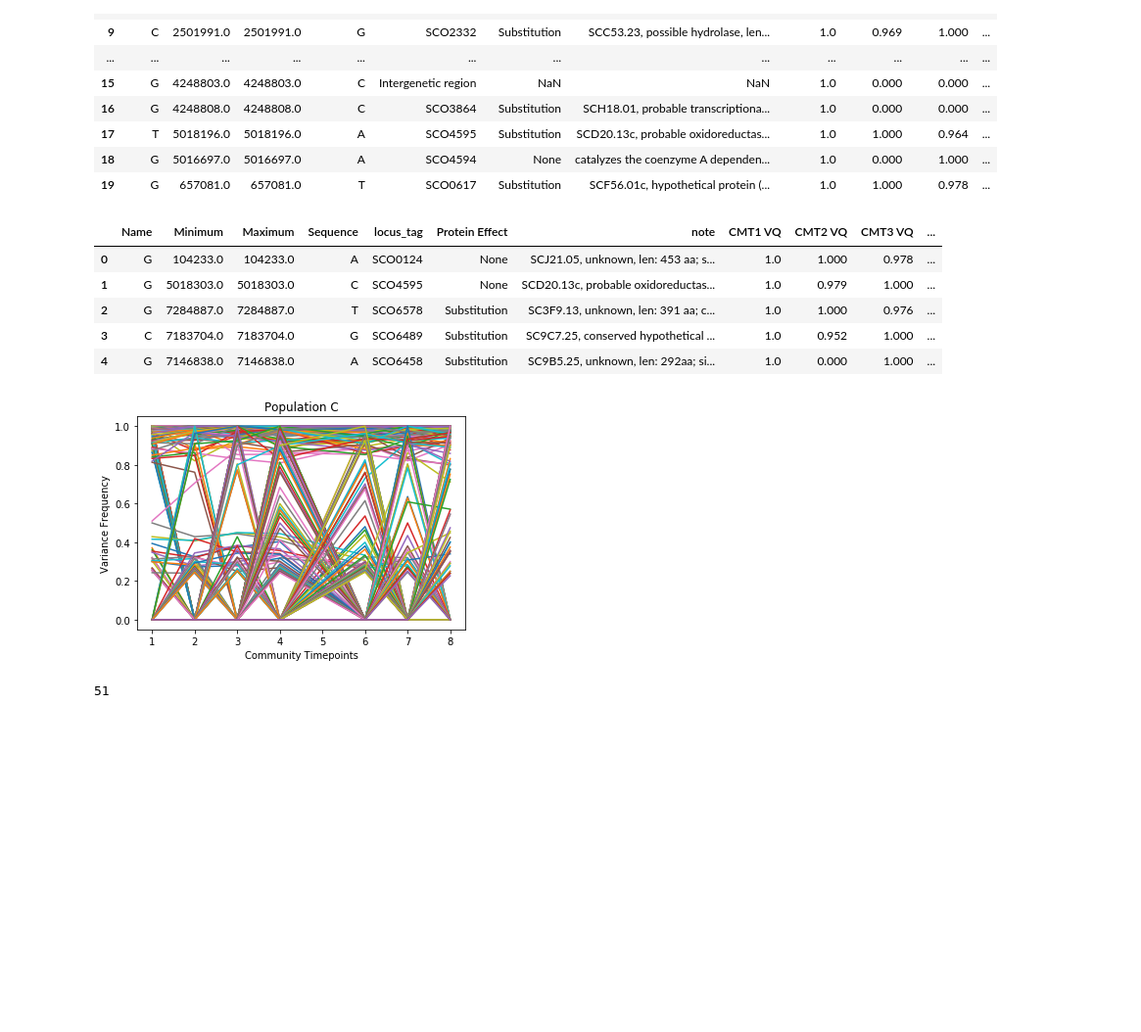
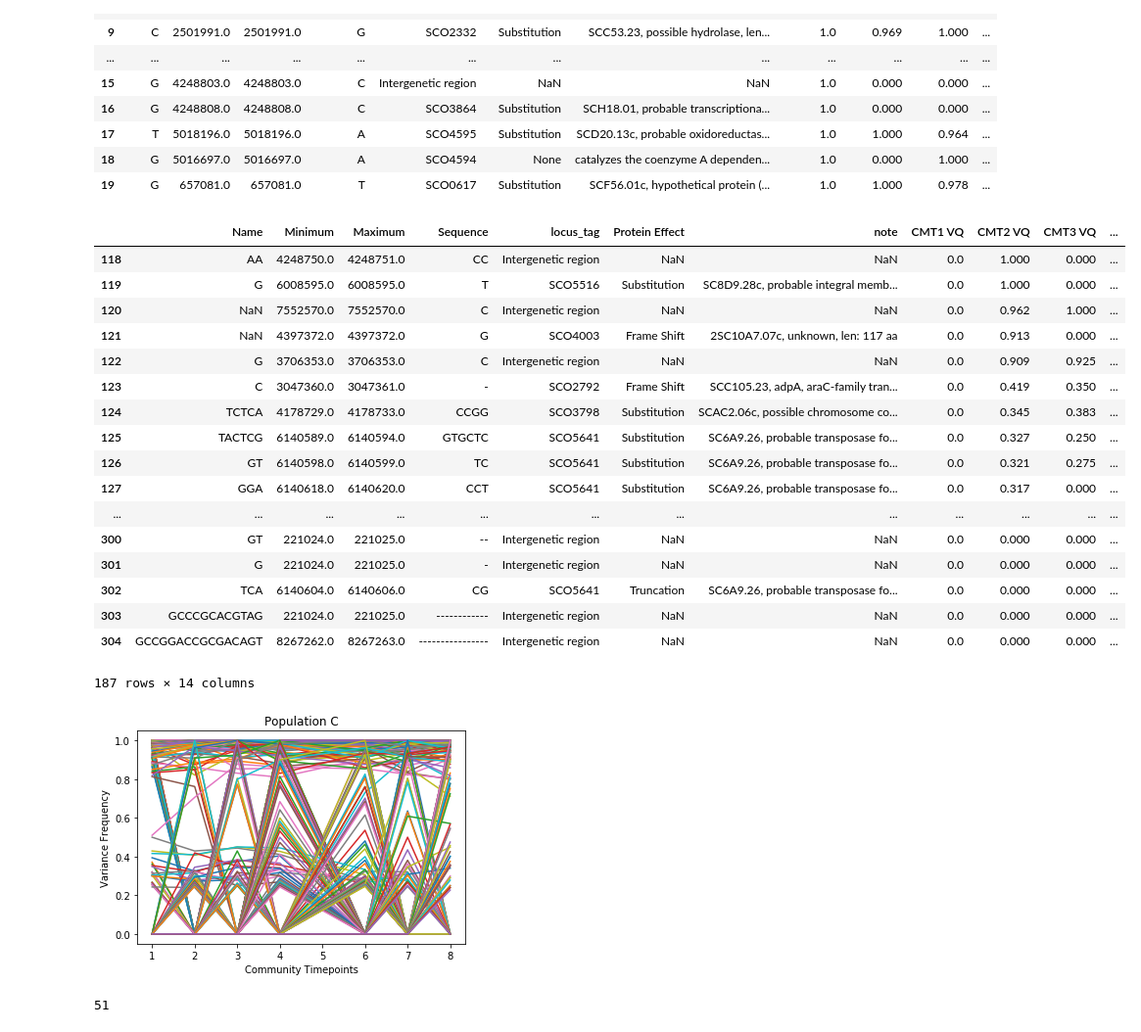
Before and after one commit to bearnomore/Evolution-genomics, a Jupyter notebook: Community_variance_analysis_across_time_points.ipynb, the cells around one changed output. Shown at 98% size. Drawn from its saved outputs; the diff is of its cells as text; code cells hidden in the pictures; blank space fills up the shorter version.

```diff
--- a/Community_variance_analysis_across_time_points.ipynb
+++ b/Community_variance_analysis_across_time_points.ipynb
@@ -40,5 +47,5 @@ def import_vcfs(file_path, folders, pop_labels, select_col_names):
 # %%
-def merge_vcfs_by_repeats(VCFs, pop_lab):
+def merge_vcfs(VCFs, pop_lab):
     '''
     Inputs:
     VCFs = imported variance files of all populations across all time points by import_vcfs()
@@ -244,6 +251,4 @@ def find_cluster_for_SNPs(cluster_info, genes):
 # %%
 ## Data Minining using the above functions##
 # 1. Import all files and organize by population labels "A", "B", "C", etc
-VCFs = import_vcfs(file_path, folders, pop_labels, select_col_names)
-# Check timpoint 1 for population C
-VCFs["C"][0].head(5)
+VCFs, Pop_gens = import_vcfs(file_path, folders, select_col_names)
@@ -257,17 +298,17 @@ VCFs["C"][0].head(5)
 # %%
 # 2. Reorganize the VCFs and merge vcfs across timepoints for each repeat (e.g.merge CMT1, CMT4, CMT8 for population A)
-# vcfs_A = merge_vcfs_by_repeats(VCFs, 'A')
-# vcfs_B = merge_vcfs_by_repeats(VCFs, 'B')
-vcfs_C = merge_vcfs_by_repeats(VCFs, 'C')
-# vcfs_D = merge_vcfs_by_repeats(VCFs, 'D')
-# vcfs_E = merge_vcfs_by_repeats(VCFs, 'E')
-# vcfs_F = merge_vcfs_by_repeats(VCFs, 'F')
-# vcfs_G = merge_vcfs_by_repeats(VCFs, 'G')
-# vcfs_H = merge_vcfs_by_repeats(VCFs, 'H')
+vcfs_A = merge_vcfs(VCFs, 'PopA')
+vcfs_B = merge_vcfs(VCFs, 'PopB')
+vcfs_C = merge_vcfs(VCFs, 'PopC')
+vcfs_D = merge_vcfs(VCFs, 'PopD')
+vcfs_E = merge_vcfs(VCFs, 'PopE')
+vcfs_F = merge_vcfs(VCFs, 'PopF')
+vcfs_G = merge_vcfs(VCFs, 'PopG')
+vcfs_H = merge_vcfs(VCFs, 'PopH')
 
 # Check the size of variance of each population
-# print(len(vcfs_A), len(vcfs_B), len(vcfs_C), len(vcfs_D), len(vcfs_E), len(vcfs_F), len(vcfs_G), len(vcfs_H))
+print(len(vcfs_A), len(vcfs_B), len(vcfs_C), len(vcfs_D), len(vcfs_E), len(vcfs_F), len(vcfs_G), len(vcfs_H))
 
 # Check population C
-vcfs_C.head(5)
+# vcfs_A.head(5)
 # %% [output]
@@ -318,16 +354,28 @@ After correction, there are 0 reversed SNPs locations in vcfs_C
 # %%
 # 4. Check the dynamics of the Variance frequency in each population across timepoints
 CMT_cols = ['CMT1 VQ', 'CMT2 VQ', 'CMT3 VQ','CMT4 VQ', 'CMT6 VQ', 'CMT7 VQ', 'CMT8 VQ']
 time_points =  list(map(lambda x: int(x[3]), CMT_cols))
 plot_variance_abundance_along_timepoints(vcfs_C_, time_points, CMT_cols, 'C')
-vcfs_C_.head(5)
+vcfs_C_.loc[vcfs_C_['CMT1 VQ'] == 0]
 # %% [output]
 |  | Name | Minimum | Maximum | Sequence | locus_tag | Protein Effect | note | CMT1 VQ | CMT2 VQ | CMT3 VQ | ... |
-| 0 | G | 104233.0 | 104233.0 | A | SCO0124 | None | SCJ21.05, unknown, len: 453 aa; s... | 1.0 | 1.000 | 0.978 | ... |
-| 1 | G | 5018303.0 | 5018303.0 | C | SCO4595 | None | SCD20.13c, probable oxidoreductas... | 1.0 | 0.979 | 1.000 | ... |
-| 2 | G | 7284887.0 | 7284887.0 | T | SCO6578 | Substitution | SC3F9.13, unknown, len: 391 aa; c... | 1.0 | 1.000 | 0.976 | ... |
-| 3 | C | 7183704.0 | 7183704.0 | G | SCO6489 | Substitution | SC9C7.25, conserved hypothetical ... | 1.0 | 0.952 | 1.000 | ... |
-| 4 | G | 7146838.0 | 7146838.0 | A | SCO6458 | Substitution | SC9B5.25, unknown, len: 292aa; si... | 1.0 | 0.000 | 1.000 | ... |
+| 118 | AA | 4248750.0 | 4248751.0 | CC | Intergenetic region | NaN | NaN | 0.0 | 1.000 | 0.000 | ... |
+| 119 | G | 6008595.0 | 6008595.0 | T | SCO5516 | Substitution | SC8D9.28c, probable integral memb... | 0.0 | 1.000 | 0.000 | ... |
+| 120 | NaN | 7552570.0 | 7552570.0 | C | Intergenetic region | NaN | NaN | 0.0 | 0.962 | 1.000 | ... |
+| 121 | NaN | 4397372.0 | 4397372.0 | G | SCO4003 | Frame Shift | 2SC10A7.07c, unknown, len: 117 aa | 0.0 | 0.913 | 0.000 | ... |
+| 122 | G | 3706353.0 | 3706353.0 | C | Intergenetic region | NaN | NaN | 0.0 | 0.909 | 0.925 | ... |
+| 123 | C | 3047360.0 | 3047361.0 | - | SCO2792 | Frame Shift | SCC105.23, adpA, araC-family tran... | 0.0 | 0.419 | 0.350 | ... |
+| 124 | TCTCA | 4178729.0 | 4178733.0 | CCGG | SCO3798 | Substitution | SCAC2.06c, possible chromosome co... | 0.0 | 0.345 | 0.383 | ... |
+| 125 | TACTCG | 6140589.0 | 6140594.0 | GTGCTC | SCO5641 | Substitution | SC6A9.26, probable transposase fo... | 0.0 | 0.327 | 0.250 | ... |
+| 126 | GT | 6140598.0 | 6140599.0 | TC | SCO5641 | Substitution | SC6A9.26, probable transposase fo... | 0.0 | 0.321 | 0.275 | ... |
+| 127 | GGA | 6140618.0 | 6140620.0 | CCT | SCO5641 | Substitution | SC6A9.26, probable transposase fo... | 0.0 | 0.317 | 0.000 | ... |
+| ... | ... | ... | ... | ... | ... | ... | ... | ... | ... | ... | ... |
+| 300 | GT | 221024.0 | 221025.0 | -- | Intergenetic region | NaN | NaN | 0.0 | 0.000 | 0.000 | ... |
+| 301 | G | 221024.0 | 221025.0 | - | Intergenetic region | NaN | NaN | 0.0 | 0.000 | 0.000 | ... |
+| 302 | TCA | 6140604.0 | 6140606.0 | CG | SCO5641 | Truncation | SC6A9.26, probable transposase fo... | 0.0 | 0.000 | 0.000 | ... |
+| 303 | GCCCGCACGTAG | 221024.0 | 221025.0 | ------------ | Intergenetic region | NaN | NaN | 0.0 | 0.000 | 0.000 | ... |
+| 304 | GCCGGACCGCGACAGT | 8267262.0 | 8267263.0 | ---------------- | Intergenetic region | NaN | NaN | 0.0 | 0.000 | 0.000 | ... |
+187 rows × 14 columns
 [figure]
 # %%
 # 5. Find the variances of three categories in the indicated population
```
Also changed, not shown: parts of 8 cells of this notebook, 3 other files.
